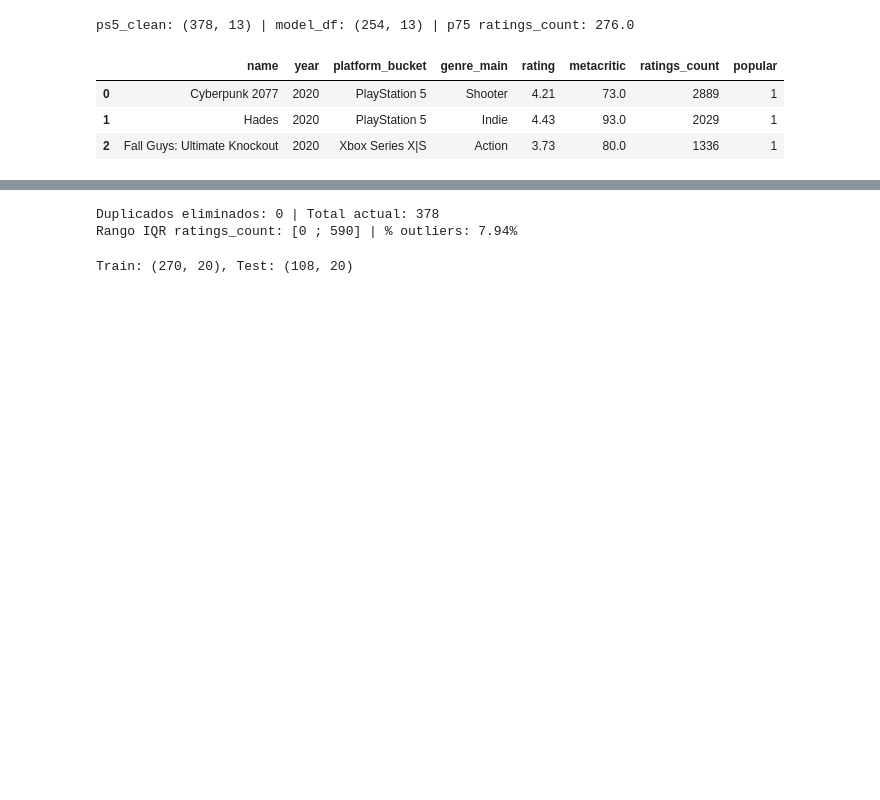
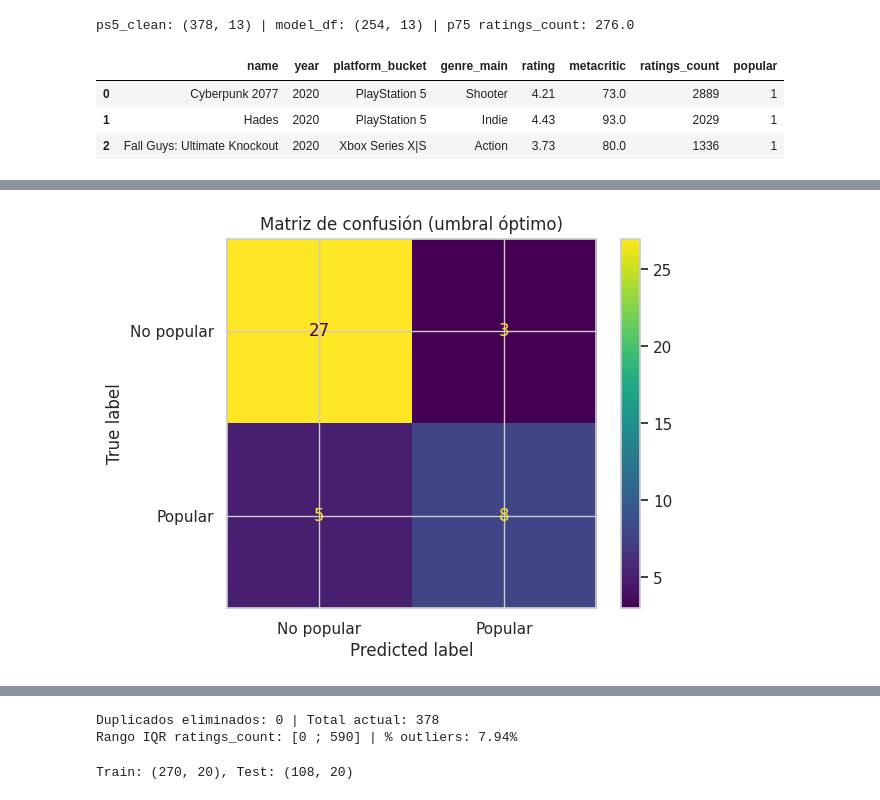
Before and after one commit to RodrigoVelazquez1982/ProyectoParteIII, a Jupyter notebook: ProyectoDSIIParteI.Velázquez_Rodrigo.ipynb, the cells around one changed output, grey strips where cells are left out. Cells and saved outputs as stored; diff of their text form; code cells hidden in the pictures; blank space fills up the shorter version.

```diff
--- a/ProyectoDSIIParteI.Velázquez_Rodrigo.ipynb
+++ b/ProyectoDSIIParteI.Velázquez_Rodrigo.ipynb
@@ -1587,3 +1587,95 @@ ps5_clean: (378, 13) | model_df: (254, 13) | p75 ratings_count: 276.0
 | 0 | Cyberpunk 2077 | 2020 | PlayStation 5 | Shooter | 4.21 | 73.0 | 2889 | 1 |
 | 1 | Hades | 2020 | PlayStation 5 | Indie | 4.43 | 93.0 | 2029 | 1 |
 | 2 | Fall Guys: Ultimate Knockout | 2020 | Xbox Series X|S | Action | 3.73 | 80.0 | 1336 | 1 |
+# %%
+# === LOGÍSTICA: pipeline completo, split temporal, métricas y matriz de confusión ===
+import pandas as pd, numpy as np, matplotlib.pyplot as plt
+from sklearn.model_selection import train_test_split
+from sklearn.preprocessing import OneHotEncoder, StandardScaler
+from sklearn.compose import ColumnTransformer
+from sklearn.pipeline import Pipeline
+from sklearn.linear_model import LogisticRegression
+from sklearn.metrics import (precision_recall_curve, average_precision_score,
+                             roc_auc_score, f1_score, classification_report,
+                             confusion_matrix, ConfusionMatrixDisplay)
+
+# 0) Datos base y columnas
+df = ps5_clean.copy()
+df['released'] = pd.to_datetime(df['released'], errors='coerce')
+df = df.dropna(subset=['released', 'rating', 'metacritic', 'ratings_count', 'platform_bucket', 'genre_main'])
+df['year'] = df['released'].dt.year
+
+# 1) Etiqueta "popular" (umbral p75)
+thr = df['ratings_count'].quantile(0.75)
+df['popular'] = (df['ratings_count'] >= thr).astype(int)
+
+# 2) Split temporal: train ≤2021, test 2022–2023
+train = df[df['year'] <= 2021].copy()
+test  = df[(df['year'] >= 2022) & (df['year'] <= 2023)].copy()
+
+# Si por alguna razón no hay test, falla explícito
+assert len(train) > 0 and len(test) > 0, "No hay muestras suficientes en train o test con ese split temporal."
+
+# 3) Features y target
+num_cols = ['rating', 'metacritic', 'months_since_release']
+cat_cols = ['platform_bucket', 'genre_main']
+X_train = train[num_cols + cat_cols]
+y_train = train['popular'].astype(int)
+X_test  = test[num_cols + cat_cols]
+y_test  = test['popular'].astype(int)
+
+# 4) Preprocesamiento + modelo (pipeline)
+pre = ColumnTransformer(
+    transformers=[
+        ('num', StandardScaler(), num_cols),
+        ('cat', OneHotEncoder(handle_unknown='ignore'), cat_cols)
+    ]
+)
+pipe = Pipeline(steps=[
+    ('pre', pre),
+    ('clf', LogisticRegression(max_iter=2000))
+])
+
+# 5) Entrenar
+pipe.fit(X_train, y_train)
+
+# 6) Evaluar
+proba = pipe.predict_proba(X_test)[:, 1]
+prec, rec, thr_pr = precision_recall_curve(y_test, proba)
+f1s = (2 * prec * rec) / np.clip(prec + rec, 1e-9, None)
+best_idx = np.nanargmax(f1s)
+best_thr = 0.0 if best_idx == len(thr_pr) else thr_pr[best_idx]
+
+y_pred_05   = (proba >= 0.5).astype(int)
+y_pred_best = (proba >= best_thr).astype(int)
+
+auc_pr  = average_precision_score(y_test, proba)
+auc_roc = roc_auc_score(y_test, proba)
+f1_05   = f1_score(y_test, y_pred_05)
+f1_best = f1_score(y_test, y_pred_best)
+
+print(f"popular@p75 = {thr:.0f}")
+print(f"AUC-PR: {auc_pr:.3f} | AUC-ROC: {auc_roc:.3f}")
+print(f"F1@0.5 = {f1_05:.3f} | F1@best({best_thr:.3f}) = {f1_best:.3f}")
+print("\nReporte @best threshold")
+print(classification_report(y_test, y_pred_best, digits=3))
+
+# 7) Matriz de confusión
+cm = confusion_matrix(y_test, y_pred_best, labels=[0,1])
+ConfusionMatrixDisplay(confusion_matrix=cm, display_labels=['No popular','Popular']).plot(values_format='d')
+plt.title("Matriz de confusión (umbral óptimo)")
+plt.show()
+
+# 8) Top efectos (coeficientes y odds) — extraíble del pipeline
+#    Recuperamos nombres de features del OneHotEncoder
+ohe = pipe.named_steps['pre'].named_transformers_['cat']
+ohe_names = ohe.get_feature_names_out(cat_cols)
+feature_names = np.r_[num_cols, ohe_names]
+
+coefs = pipe.named_steps['clf'].coef_[0]
+coef_series = pd.Series(coefs, index=feature_names).sort_values(key=np.abs, ascending=False)
+odds = np.exp(coef_series)
+
+print("\nTop 10 efectos (|coef|):")
+display(pd.DataFrame({"coef": coef_series.head(10), "odds_ratio": odds.head(10)}))
+# %% [output]
@@ -1589,0 +1695 @@ ps5_clean: (378, 13) | model_df: (254, 13) | p75 ratings_count: 276.0
+[figure, added]
```
Also changed, not shown: parts of 11 cells of this notebook.
